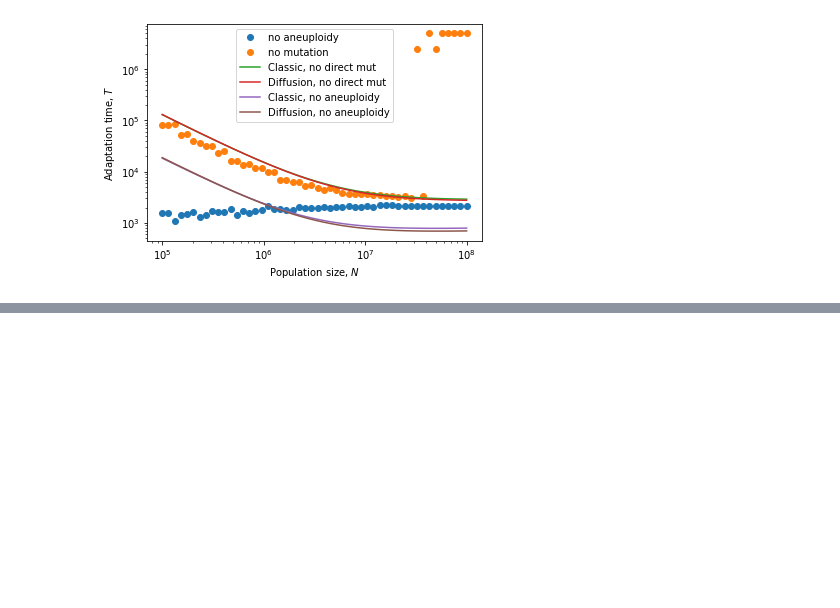
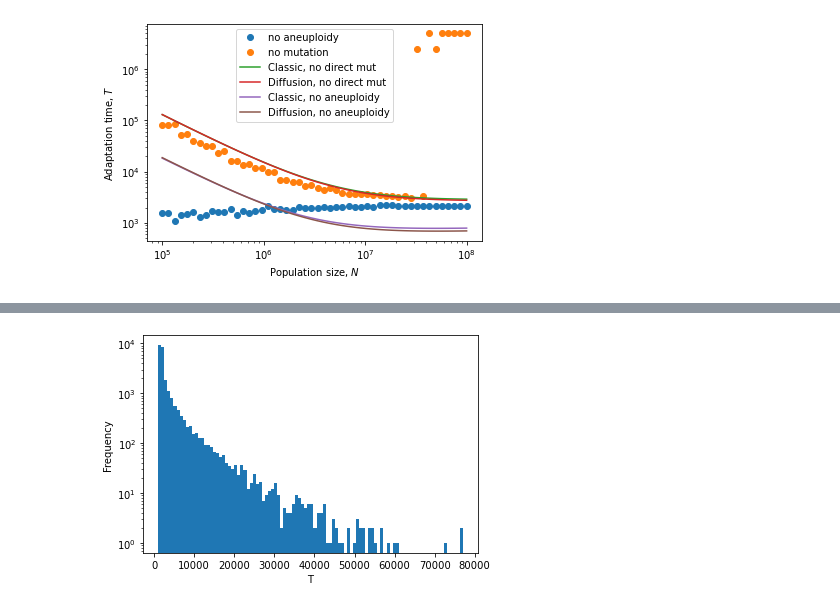
Before and after one commit to yoavram-lab/Heatrisomy, a Jupyter notebook: notebooks_mp/full_model.ipynb, the cells around one changed output, grey strips where cells are left out. Cells and saved outputs as stored; diff of their text form; code cells hidden in the pictures; blank space fills up the shorter version.

```diff
--- a/notebooks_mp/full_model.ipynb
+++ b/notebooks_mp/full_model.ipynb
@@ -369,0 +409,15 @@ plt.legend();
+# %%
+Nm58, msim_N_58_manu = np.load('msim_N_58_manu.npy',allow_pickle=True)
+Nm58 = Nm58.astype('float64')
+
+dirmut=msim_N_58_manu[1]
+msim_N_58_manu=np.array([x for x in msim_N_58_manu[0]])
+# %%
+plt.hist((msim_N_58_manu.ravel()), 100);
+plt.xlabel('T')
+plt.ylabel('Frequency')
+#plt.xlim([1e6,5e6])
+#plt.xscale('log')
+plt.yscale('log');
+# %% [output]
+[figure, added]
```
Also changed, not shown: parts of 9 cells of this notebook, 3 other files.
